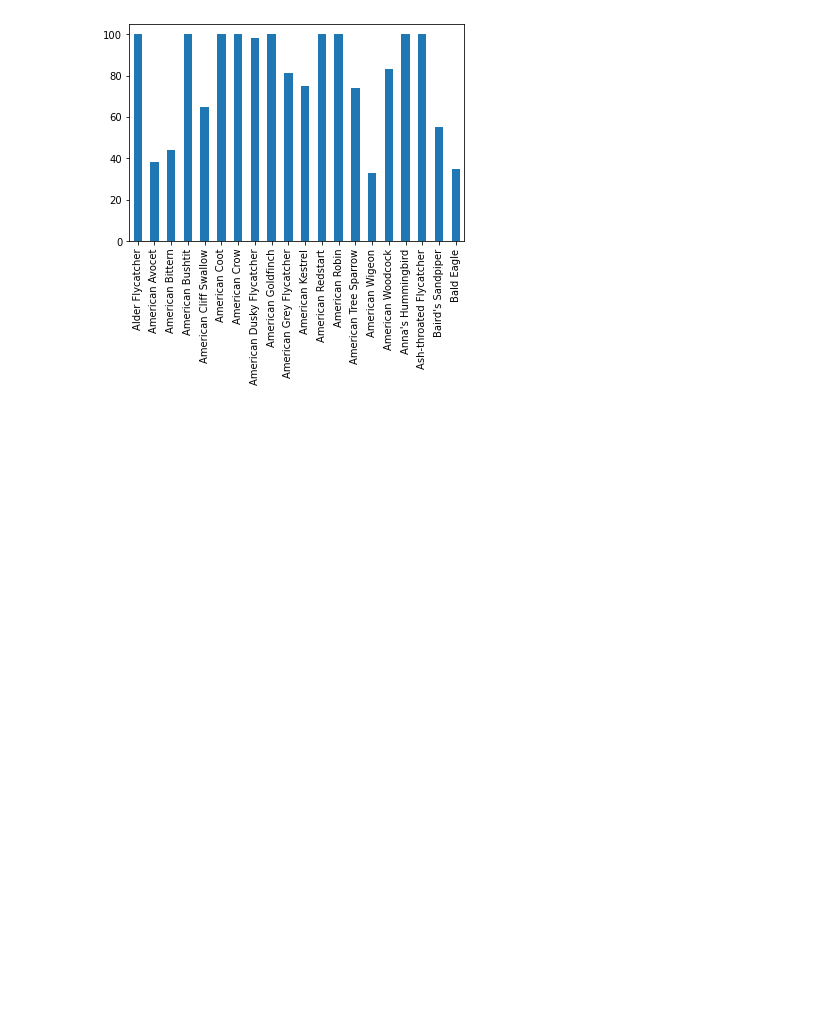
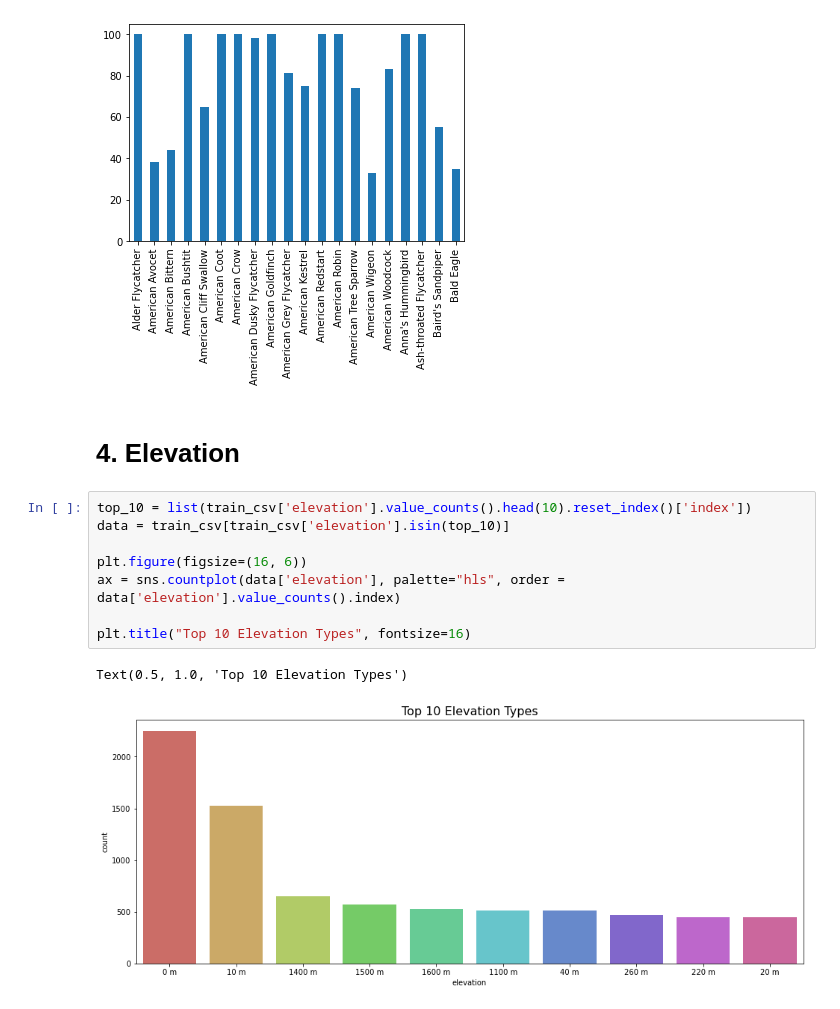
Before and after one commit to lanle793/Cornell-Birdcall-Identification, a Jupyter notebook: EDA.ipynb, the cells around one changed output. Saved outputs shown, nothing was run; the diff lists cells and outputs as text; blank space fills up the shorter version.

```diff
--- a/EDA.ipynb
+++ b/EDA.ipynb
@@ -45,3 +71,16 @@ train_csv['species'].value_counts().sort_index(ascending=True).head(20).plot.bar
 # %% [output]
 <matplotlib.axes._subplots.AxesSubplot at 0x...>
 [figure]
+# %% [markdown]
+# 4. Elevation
+# %%
+top_10 = list(train_csv['elevation'].value_counts().head(10).reset_index()['index'])
+data = train_csv[train_csv['elevation'].isin(top_10)]
+
+plt.figure(figsize=(16, 6))
+ax = sns.countplot(data['elevation'], palette="hls", order = data['elevation'].value_counts().index)
+
+plt.title("Top 10 Elevation Types", fontsize=16)
+# %% [output]
+Text(0.5, 1.0, 'Top 10 Elevation Types')
+[figure, added]
```
Also changed, not shown: parts of 23 cells of this notebook.
